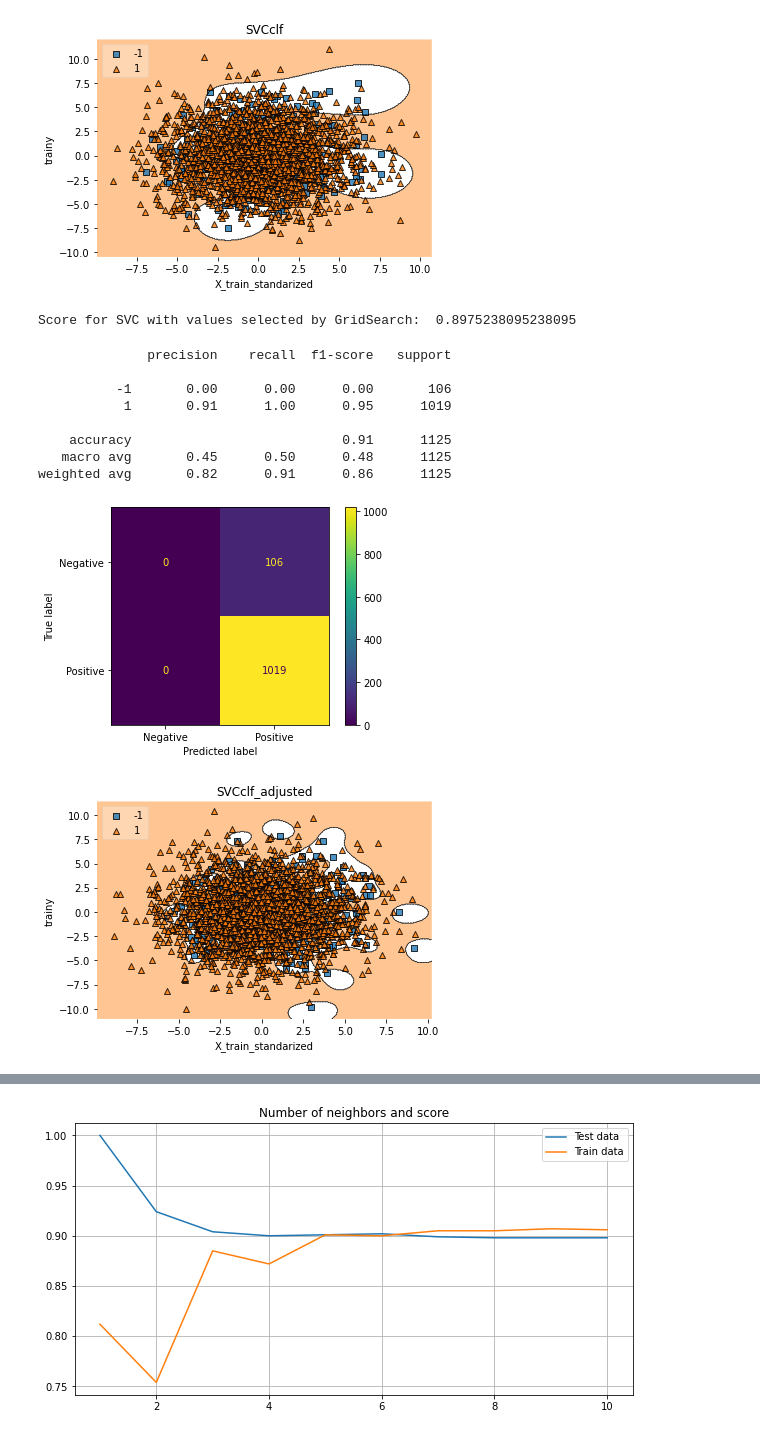
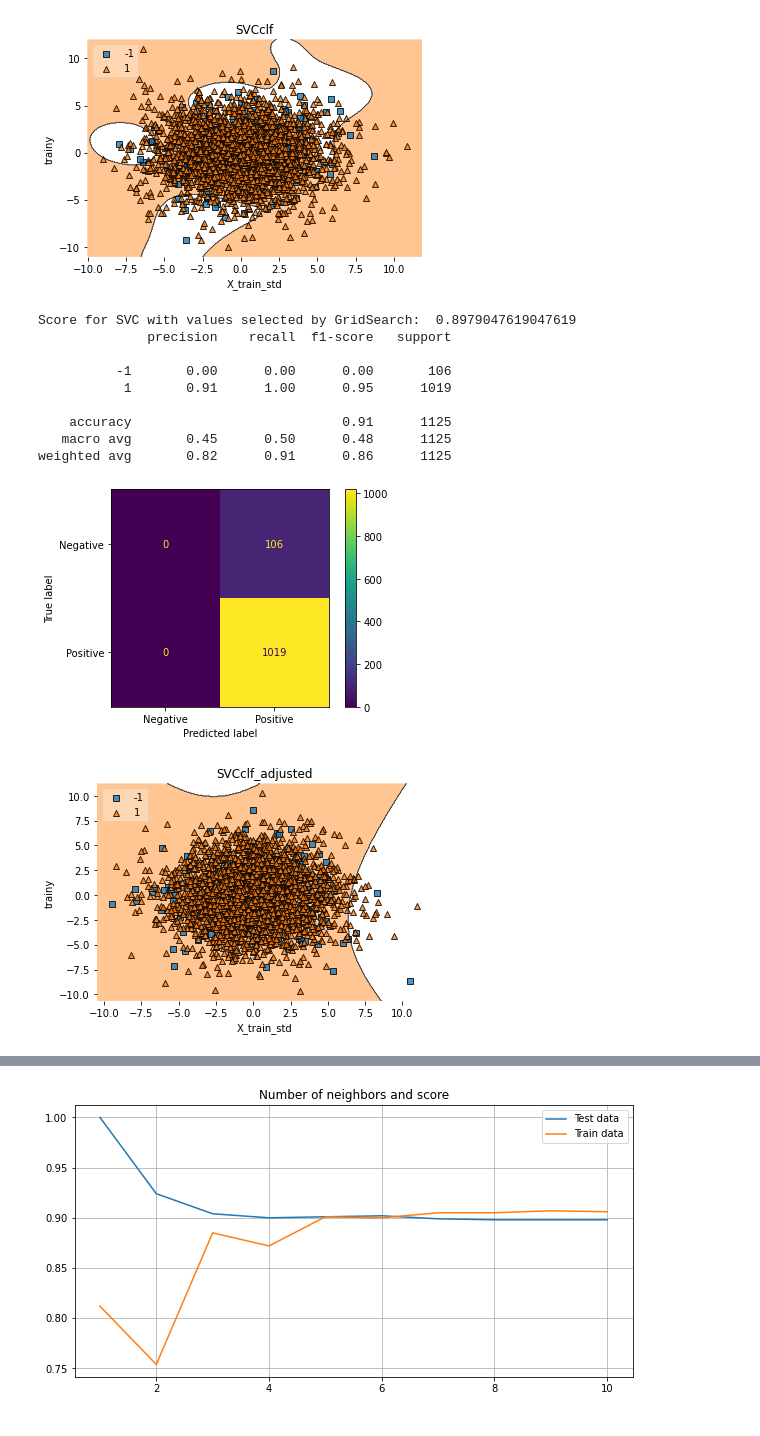
Before and after one commit to grocholskaaleksandra/MachineLeariningProject, a Jupyter notebook: SVC and KNN.ipynb, the cells around one changed output, grey strips where cells are left out. Saved outputs shown, nothing was run; the diff lists cells and outputs as text; code cells hidden in the pictures.

Commit message:
pred_final_model added

```diff
--- a/SVC and KNN.ipynb
+++ b/SVC and KNN.ipynb
@@ -54,15 +75,17 @@ from mlxtend.plotting import plot_decision_regions
 from sklearn.ensemble import RandomForestClassifier
 from sklearn.datasets import make_classification
 # %%
+#SVC on standarized data without model selected by GridSearch
+
 SVCclf = SVC(random_state=42, class_weight='balanced')
-SVCclf.fit(X_train_standarized, trainy.values.ravel())
-score_SVCclf = SVCclf.score(X_train_standarized, trainy, sample_weight=None)
+SVCclf.fit(X_train_std, trainy.values.ravel())
+score_SVCclf = SVCclf.score(X_train_std, trainy, sample_weight=None)
 print("Score for SVC: ", score_SVCclf)
 plot_confusion_matrix(SVCclf,
-                     X_test_standarized,
+                     X_test_std,
                      testy,
                      values_format='d',
                      display_labels=["Negative", "Positive"])
-pred_SVCclf = SVCclf.predict(X_test_standarized)
+pred_SVCclf = SVCclf.predict(X_test_std)
 print(classification_report(testy, pred_SVCclf))
 # %% [output]
@@ -78,50 +101,49 @@ weighted avg       0.82      0.91      0.86      1125
 [figure]
 # %%
 pca = PCA(n_components = 2)
-X_train = pca.fit_transform(X_train_standarized)
-SVCclf.fit(X_train2, trainy.values.ravel())
+X_train = pca.fit_transform(X_train_std)
+SVCclf.fit(X_train, trainy.values.ravel())
 plot_decision_regions(X_train, trainy.values.ravel(), clf=SVCclf, legend=2)
-# Adding axes annotations
-plt.xlabel('X_train_standarized')
+plt.xlabel('X_train_std')
 plt.ylabel('trainy')
 plt.title('SVCclf')
 plt.show()
 # %% [output]
-[figure, old version]
+[figure, new version]
 # %%
-#TUTAJ DOLOZYC TAKIE PARAMETRY DO SVC JAK WYJDA U MIKOLAJA W GRIDSEARCH - JUST A PLACEHOLDER
+#SVC on standarized data with model selected by GridSearch
 
-SVCclf_adjusted = SVC(C=5, gamma='auto', kernel='rbf', class_weight='balanced')
-SVCclf_adjusted.fit(X_train_standarized, trainy.values.ravel())
-score_SVCclf_adjusted = SVCclf_adjusted.score(trainX, trainy, sample_weight=None)
+SVCclf_adjusted = SVC(C=2.7825594022071245, gamma='scale', kernel='poly', class_weight=None, max_iter=1)
+SVCclf_adjusted.fit(X_train_std, trainy.values.ravel())
+score_SVCclf_adjusted = SVCclf_adjusted.score(X_train_std, trainy, sample_weight=None)
 print("Score for SVC with values selected by GridSearch: ", score_SVCclf_adjusted)
 plot_confusion_matrix(SVCclf_adjusted,
-                     X_test_standarized,
+                     X_test_std,
                      testy,
                      values_format='d',
                      display_labels=["Negative", "Positive"])
-pred_SVCclf_adjusted = SVCclf_adjusted.predict(X_test_standarized)
+pred_SVCclf_adjusted = SVCclf_adjusted.predict(X_test_std)
 print(classification_report(testy, pred_SVCclf_adjusted))
 # %% [output]
-Score for SVC with values selected by GridSearch:  0.8975238095238095
+Score for SVC with values selected by GridSearch:  0.8979047619047619
+              precision    recall  f1-score   support
+
+          -1       0.00      0.00      0.00       106
+           1       0.91      1.00      0.95      1019
+
+    accuracy                           0.91      1125
+   macro avg       0.45      0.50      0.48      1125
+weighted avg       0.82      0.91      0.86      1125
-              precision    recall  f1-score   support
-
-          -1       0.00      0.00      0.00       106
-           1       0.91      1.00      0.95      1019
-
-    accuracy                           0.91      1125
-   macro avg       0.45      0.50      0.48      1125
-weighted avg       0.82      0.91      0.86      1125
 [figure]
 # %%
 pca = PCA(n_components = 2)
-X_train2 = pca.fit_transform(X_train_standarized)
+X_train2 = pca.fit_transform(X_train_std)
 SVCclf_adjusted.fit(X_train2, trainy.values.ravel())
 plot_decision_regions(X_train2, trainy.values.ravel(), clf=SVCclf_adjusted, legend=2)
 # Adding axes annotations
-plt.xlabel('X_train_standarized')
+plt.xlabel('X_train_std')
 plt.ylabel('trainy')
 plt.title('SVCclf_adjusted')
 plt.show()
 # %% [output]
-[figure, old version]
+[figure, new version]
```
Also changed, not shown: parts of 12 cells of this notebook.
